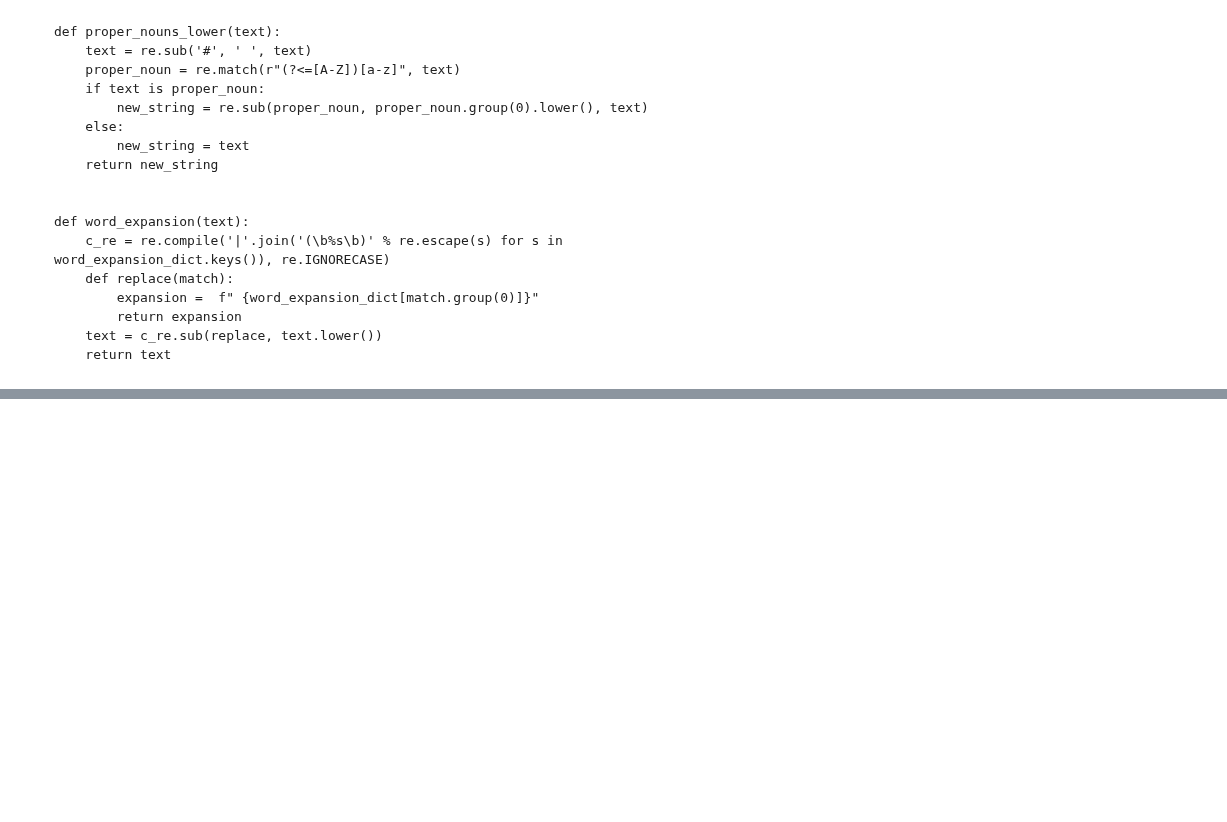
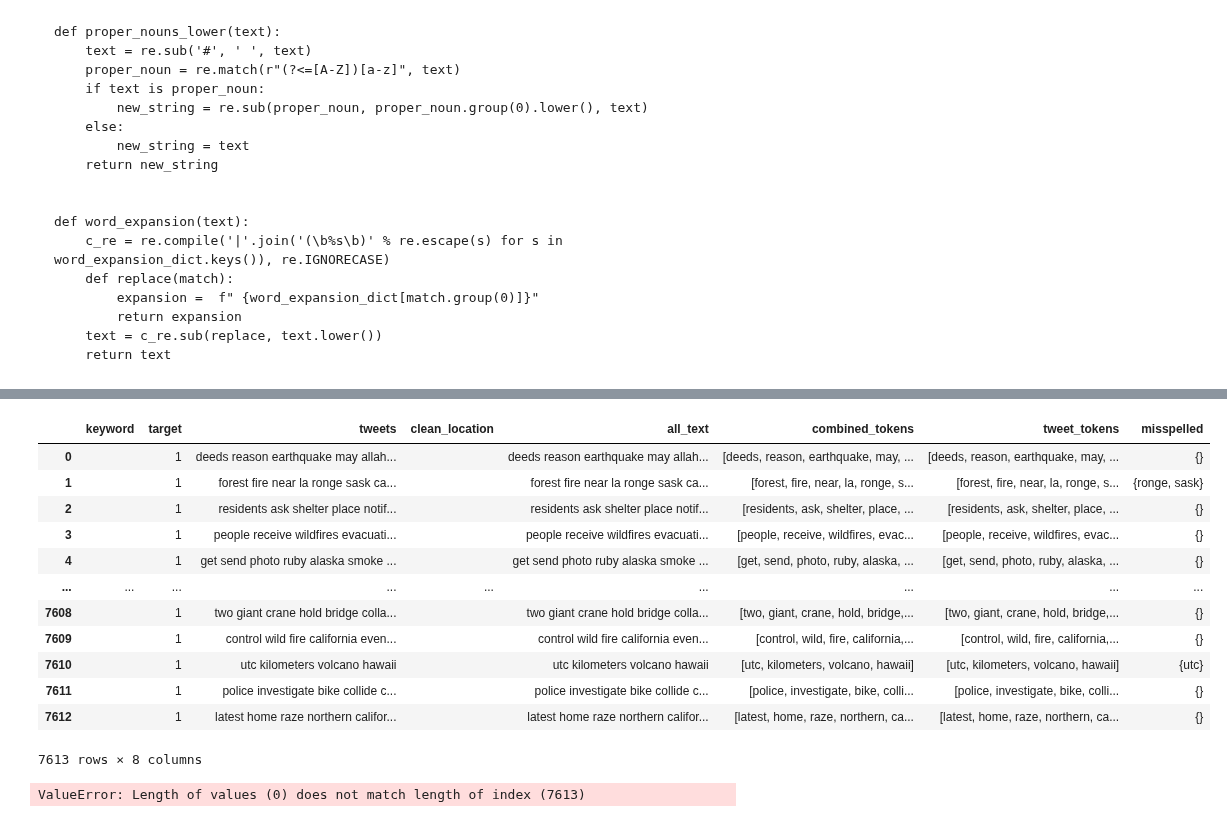
Before and after one commit to 8REN/disaster_tweets, a Jupyter notebook: preprocess_text.ipynb, the cells around one changed output, grey strips where cells are left out. Saved outputs shown, nothing was run; the diff lists cells and outputs as text; code cells hidden in the pictures; blank space fills up the shorter version.

Commit message:
update preprocess_text

```diff
--- a/preprocess_text.ipynb
+++ b/preprocess_text.ipynb
@@ -214,0 +147,10 @@ def tweet_preprocess(df):
+# %%
+def cap_location_exp(text, expansion_dict=location_expansion_dict):
+        lt_re = re.compile(r'\b'+r'\b|\b'.join(expansion_dict.keys())+r'\b')
+        def replace(match):
+            expansion =  f"{expansion_dict[match.group(0)]}"
+            return expansion
+        text = lt_re.sub(replace, text)
+# %%
+lt_re = re.compile(r'\b'+r'\b|\b'.join(location_expansion_dict.keys())+r'\b')
+lt_re
@@ -238,7 +293,7 @@ def preprocess_location(df):
         clean_text = re.sub(r'nan',  r"", alpha_str)
         unicode_string = re.sub('[^\u0000-\u007f]', '',  clean_text)
         lem_text = lemmatize_loc_text(unicode_string)
-        new_text = ' '.join([x for x in norm_loc_text(lem_text)])
+        new_text = ' '.join([x for x in norm_loc_text(lem_text) if len(x)>1])
         new_text = re.sub(r"est",  r"", new_text)
         return new_text
 
@@ -308,0 +397,26 @@ print(len(new_spelling))
+# %%
+from spellchecker import SpellChecker
+spell = SpellChecker()
+
+train_df['misspelled'] = train_df['tweet_tokens'].apply(lambda x: (spell.unknown(x)))
+train_df
+# %% [output]
+|  | keyword | target | tweets | clean_location | all_text | combined_tokens | tweet_tokens | misspelled |
+| 0 |  | 1 | deeds reason earthquake may allah... |  | deeds reason earthquake may allah... | [deeds, reason, earthquake, may, ... | [deeds, reason, earthquake, may, ... | {} |
+| 1 |  | 1 | forest fire near la ronge sask ca... |  | forest fire near la ronge sask ca... | [forest, fire, near, la, ronge, s... | [forest, fire, near, la, ronge, s... | {ronge, sask} |
+| 2 |  | 1 | residents ask shelter place notif... |  | residents ask shelter place notif... | [residents, ask, shelter, place, ... | [residents, ask, shelter, place, ... | {} |
+| 3 |  | 1 | people receive wildfires evacuati... |  | people receive wildfires evacuati... | [people, receive, wildfires, evac... | [people, receive, wildfires, evac... | {} |
+| 4 |  | 1 | get send photo ruby alaska smoke ... |  | get send photo ruby alaska smoke ... | [get, send, photo, ruby, alaska, ... | [get, send, photo, ruby, alaska, ... | {} |
+| ... | ... | ... | ... | ... | ... | ... | ... | ... |
+| 7608 |  | 1 | two giant crane hold bridge colla... |  | two giant crane hold bridge colla... | [two, giant, crane, hold, bridge,... | [two, giant, crane, hold, bridge,... | {} |
+| 7609 |  | 1 | control wild fire california even... |  | control wild fire california even... | [control, wild, fire, california,... | [control, wild, fire, california,... | {} |
+| 7610 |  | 1 | utc kilometers volcano hawaii |  | utc kilometers volcano hawaii | [utc, kilometers, volcano, hawaii] | [utc, kilometers, volcano, hawaii] | {utc} |
+| 7611 |  | 1 | police investigate bike collide c... |  | police investigate bike collide c... | [police, investigate, bike, colli... | [police, investigate, bike, colli... | {} |
+| 7612 |  | 1 | latest home raze northern califor... |  | latest home raze northern califor... | [latest, home, raze, northern, ca... | [latest, home, raze, northern, ca... | {} |
+7613 rows × 8 columns
+# %%
+for row in train_df.misspelled:
+    train_df['ms'] = list(row)
+train_df
+# %% [output]
+ValueError: Length of values (0) does not match length of index (7613)
```
Also changed, not shown: parts of 23 cells of this notebook, 1 other file.
